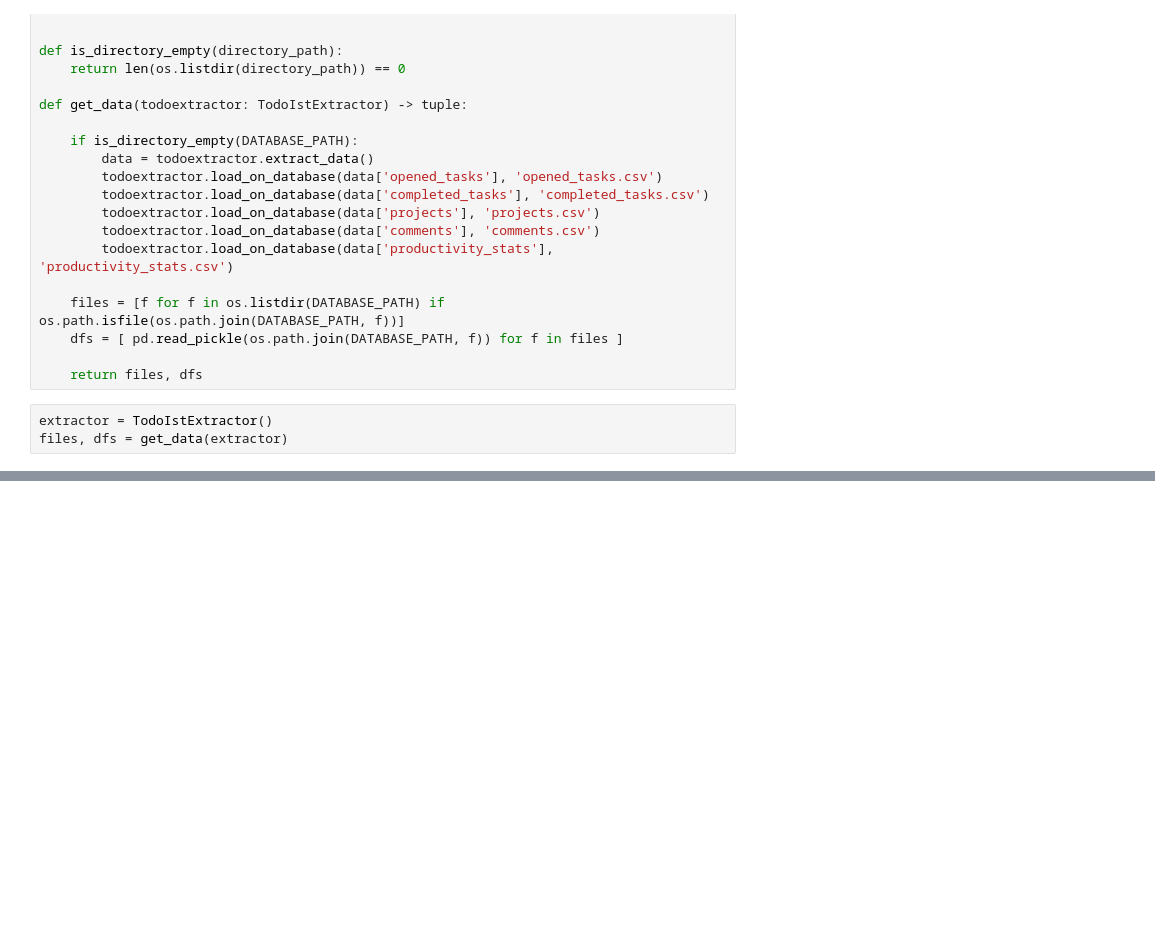
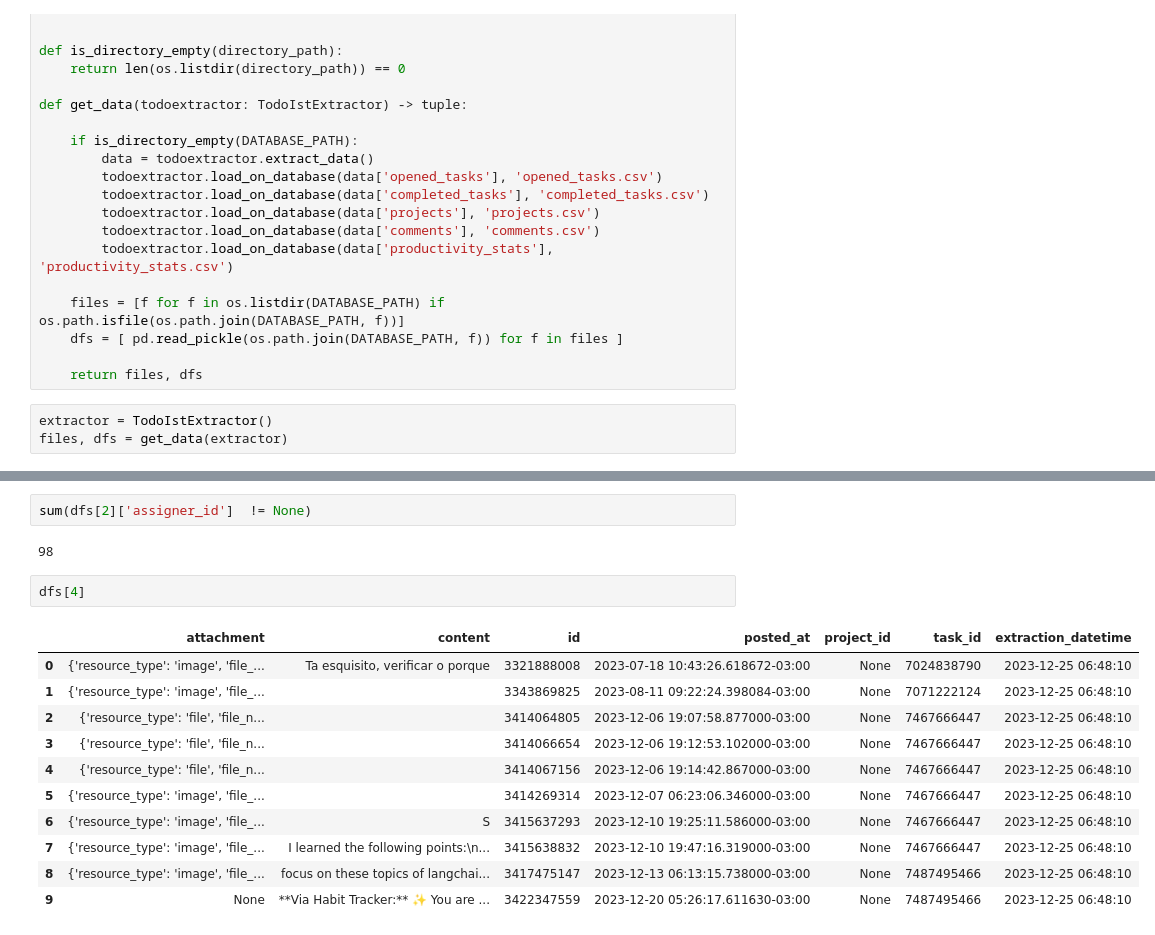
Before and after one commit to lucasvittal2/AIRoutineAssistant, a Jupyter notebook: test.ipynb, the cells around one changed output, grey strips where cells are left out. Saved outputs shown, nothing was run; the diff lists cells and outputs as text; blank space fills up the shorter version.

```diff
--- a/test.ipynb
+++ b/test.ipynb
@@ -49,0 +145,18 @@ Name: posted_at, dtype: datetime64[ns, America/Sao_Paulo]
+# %%
+sum(dfs[2]['assigner_id']  != None)
+# %% [output]
+98
+# %%
+dfs[4]
+# %% [output]
+|  | attachment | content | id | posted_at | project_id | task_id | extraction_datetime |
+| 0 | {'resource_type': 'image', 'file_... | Ta esquisito, verificar o porque | 3321888008 | 2023-07-18 10:43:26.618672-03:00 | None | 7024838790 | 2023-12-25 06:48:10 |
+| 1 | {'resource_type': 'image', 'file_... |  | 3343869825 | 2023-08-11 09:22:24.398084-03:00 | None | 7071222124 | 2023-12-25 06:48:10 |
+| 2 | {'resource_type': 'file', 'file_n... |  | 3414064805 | 2023-12-06 19:07:58.877000-03:00 | None | 7467666447 | 2023-12-25 06:48:10 |
+| 3 | {'resource_type': 'file', 'file_n... |  | 3414066654 | 2023-12-06 19:12:53.102000-03:00 | None | 7467666447 | 2023-12-25 06:48:10 |
+| 4 | {'resource_type': 'file', 'file_n... |  | 3414067156 | 2023-12-06 19:14:42.867000-03:00 | None | 7467666447 | 2023-12-25 06:48:10 |
+| 5 | {'resource_type': 'image', 'file_... |  | 3414269314 | 2023-12-07 06:23:06.346000-03:00 | None | 7467666447 | 2023-12-25 06:48:10 |
+| 6 | {'resource_type': 'image', 'file_... | S | 3415637293 | 2023-12-10 19:25:11.586000-03:00 | None | 7467666447 | 2023-12-25 06:48:10 |
+| 7 | {'resource_type': 'image', 'file_... | I learned the following points:\n... | 3415638832 | 2023-12-10 19:47:16.319000-03:00 | None | 7467666447 | 2023-12-25 06:48:10 |
+| 8 | {'resource_type': 'image', 'file_... | focus on these topics of langchai... | 3417475147 | 2023-12-13 06:13:15.738000-03:00 | None | 7487495466 | 2023-12-25 06:48:10 |
+| 9 | None | **Via Habit Tracker:** ✨ You are ... | 3422347559 | 2023-12-20 05:26:17.611630-03:00 | None | 7487495466 | 2023-12-25 06:48:10 |
```
Also changed, not shown: parts of 15 cells of this notebook, 29 other files.
